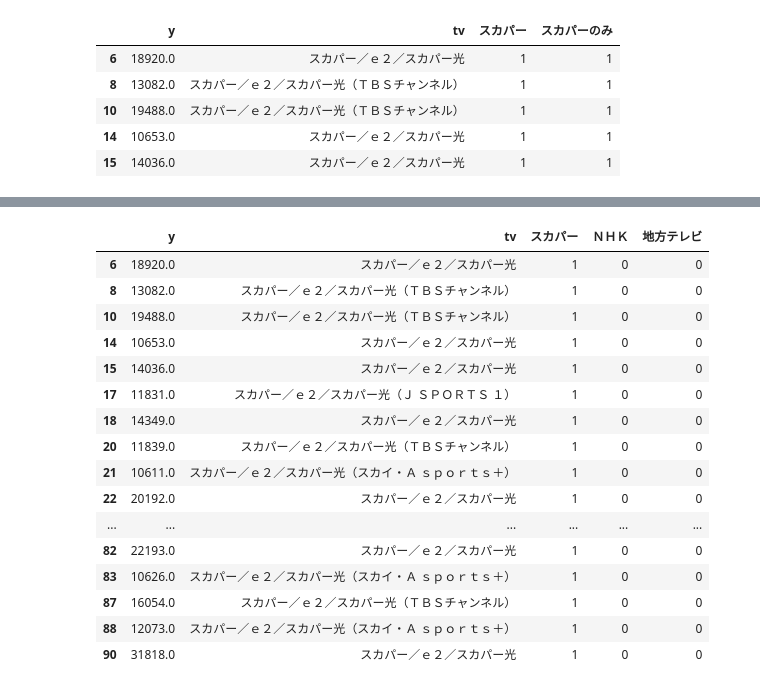
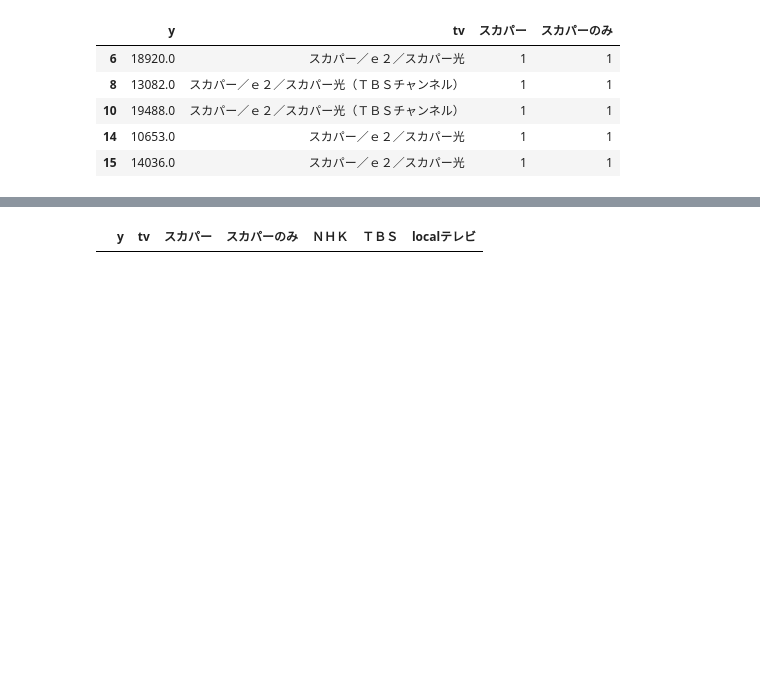
Before and after one commit to MAMMARU-class/UEC_3rd_datascience, a Jupyter notebook: 05_EDA.ipynb, the cells around one changed output, grey strips where cells are left out. Cells and saved outputs as stored; diff of their text form; code cells hidden in the pictures; blank space fills up the shorter version.

```diff
--- a/05_EDA.ipynb
+++ b/05_EDA.ipynb
@@ -835,0 +836,3 @@ tv_check[tv_check["ＮＨＫ"] == 0].head()
+# %%
+tv_check["ＴＢＳ"] = tv_check["tv"].apply(lambda x: 1 if "ＴＢＳ" in x else 0)
+tv_check[(tv_check["ＮＨＫ"] == 0) & (tv_check["スカパーのみ"] == 0) & (tv_check["ＴＢＳ"] == 0)].head()
@@ -836,21 +846,5 @@ tv_check[tv_check["ＮＨＫ"] == 0].head()
 # %%
-tv_check["地方テレビ"] = tv_check["tv"].apply(lambda x: 1 if ("テレ" in x) or ("放送" in x) else 0)
-tv_check[(tv_check["地方テレビ"] == 0) & (tv_check["ＮＨＫ"] == 0)].head(50)
+tv_check["localテレビ"] = tv_check["tv"].apply(lambda x: 1 if ("テレ" in x) or ("京都" in x) or ("放送" in x) or ("ＴＯＫＹＯ" in x) else 0)
+tv_check[(tv_check["localテレビ"] == 0) & (tv_check["ＴＢＳ"] == 0) & (tv_check["ＮＨＫ"] == 0) & (tv_check["スカパーのみ"] == 0)].head(50)
 # %% [output]
-|  | y | tv | スカパー | ＮＨＫ | 地方テレビ |
-| 6 | 18920.0 | スカパー／ｅ２／スカパー光 | 1 | 0 | 0 |
-| 8 | 13082.0 | スカパー／ｅ２／スカパー光（ＴＢＳチャンネル） | 1 | 0 | 0 |
-| 10 | 19488.0 | スカパー／ｅ２／スカパー光（ＴＢＳチャンネル） | 1 | 0 | 0 |
-| 14 | 10653.0 | スカパー／ｅ２／スカパー光 | 1 | 0 | 0 |
-| 15 | 14036.0 | スカパー／ｅ２／スカパー光 | 1 | 0 | 0 |
-| 17 | 11831.0 | スカパー／ｅ２／スカパー光（Ｊ ＳＰＯＲＴＳ １） | 1 | 0 | 0 |
-| 18 | 14349.0 | スカパー／ｅ２／スカパー光 | 1 | 0 | 0 |
-| 20 | 11839.0 | スカパー／ｅ２／スカパー光（ＴＢＳチャンネル） | 1 | 0 | 0 |
-| 21 | 10611.0 | スカパー／ｅ２／スカパー光（スカイ・Ａ ｓｐｏｒｔｓ＋） | 1 | 0 | 0 |
-| 22 | 20192.0 | スカパー／ｅ２／スカパー光 | 1 | 0 | 0 |
-| ... | ... | ... | ... | ... | ... |
-| 82 | 22193.0 | スカパー／ｅ２／スカパー光 | 1 | 0 | 0 |
-| 83 | 10626.0 | スカパー／ｅ２／スカパー光（スカイ・Ａ ｓｐｏｒｔｓ＋） | 1 | 0 | 0 |
-| 87 | 16054.0 | スカパー／ｅ２／スカパー光（ＴＢＳチャンネル） | 1 | 0 | 0 |
-| 88 | 12073.0 | スカパー／ｅ２／スカパー光（スカイ・Ａ ｓｐｏｒｔｓ＋） | 1 | 0 | 0 |
-| 90 | 31818.0 | スカパー／ｅ２／スカパー光 | 1 | 0 | 0 |
+|  | y | tv | スカパー | スカパーのみ | ＮＨＫ | ＴＢＳ | localテレビ |
```
Also changed, not shown: parts of 19 cells of this notebook.
